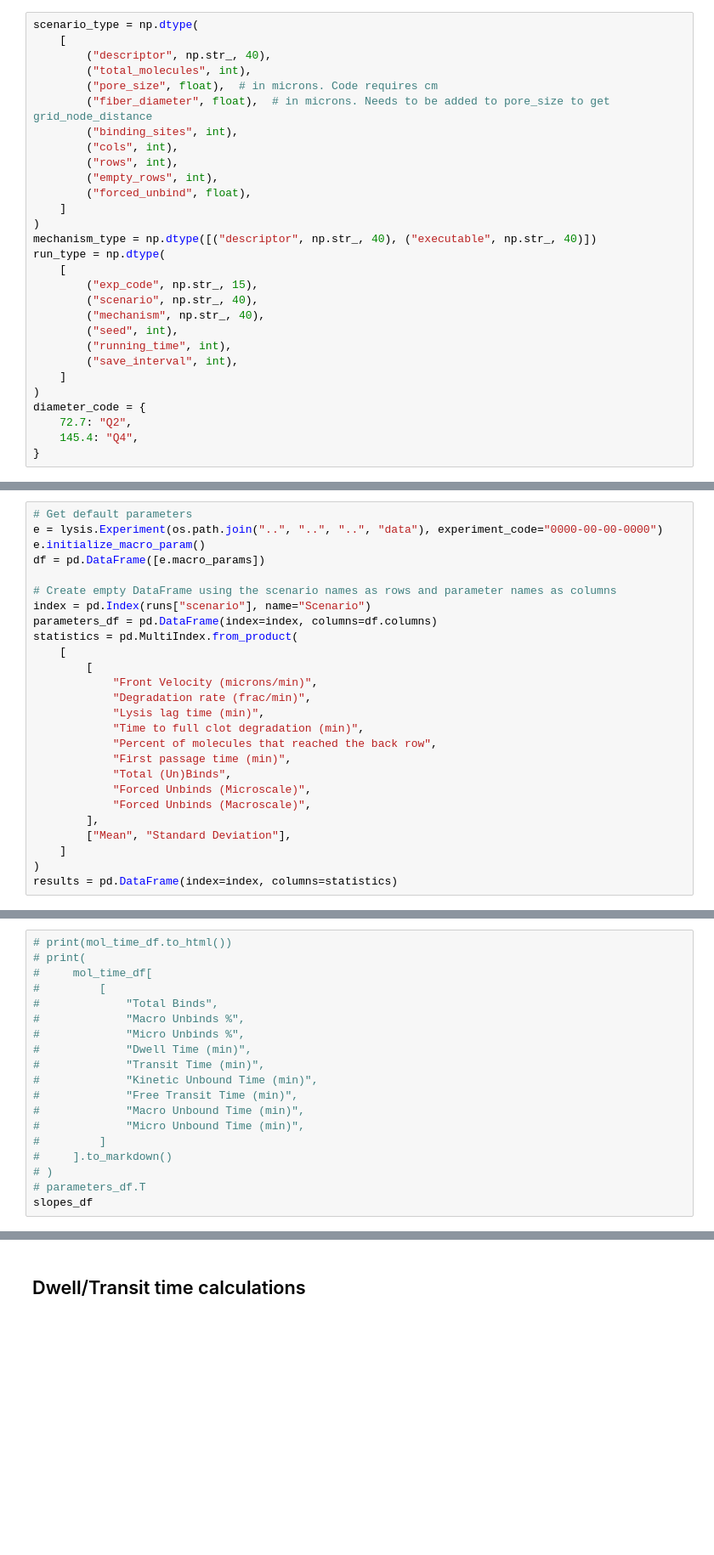
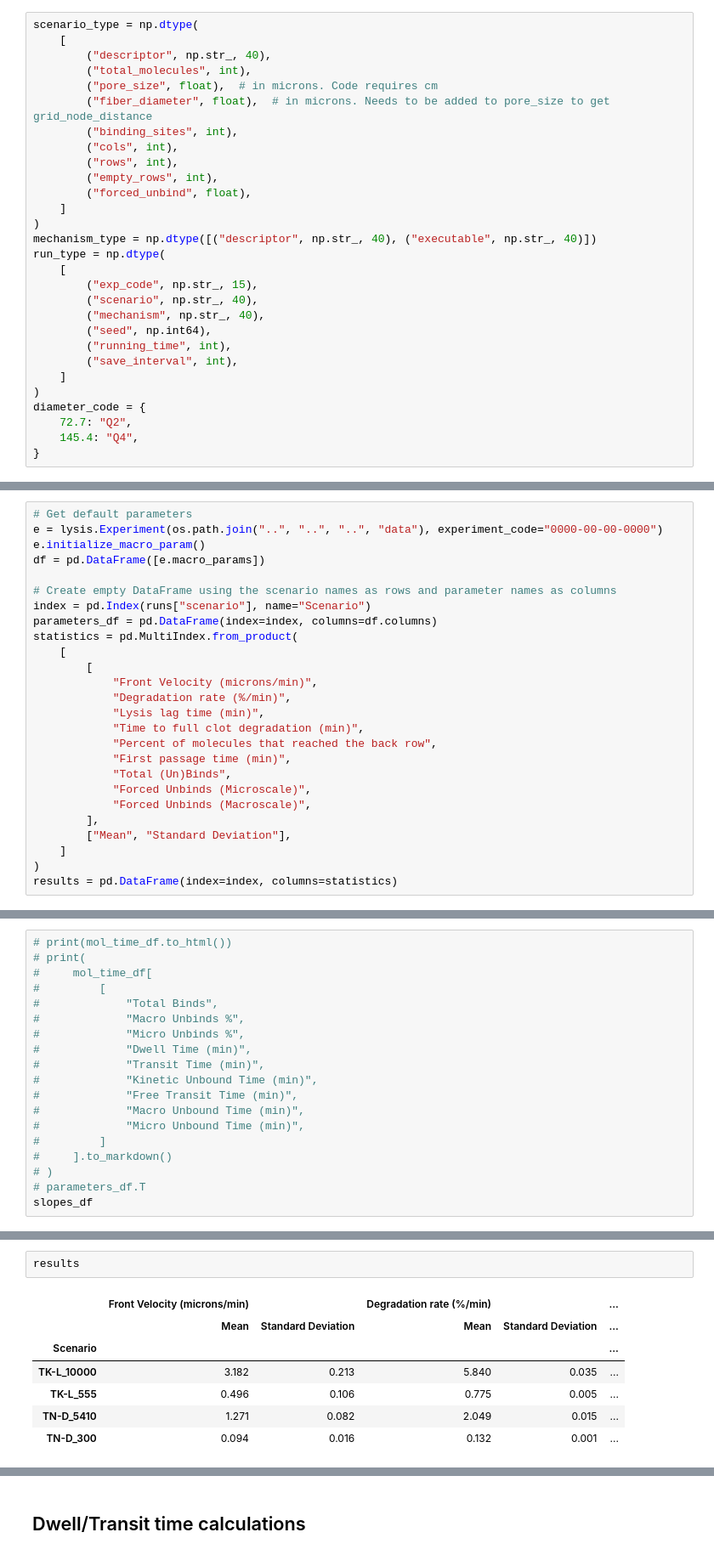
Before and after one commit to UCO-OpResearch/lysis, a Jupyter notebook: src/python/Jupyter Notebooks/2024-01-18-1300 - F-Macro Multi-Array-Process.ipynb, the cells around one changed output, grey strips where cells are left out. Shown at 85% size. Saved outputs shown, nothing was run; the diff lists cells and outputs as text; blank space fills up the shorter version.

Commit message:
More post-processing for Lysis Front study.

```diff
--- a/src/python/Jupyter Notebooks/2024-01-18-1300 - F-Macro Multi-Array-Process.ipynb
+++ b/src/python/Jupyter Notebooks/2024-01-18-1300 - F-Macro Multi-Array-Process.ipynb
@@ -65,7 +73,7 @@ run_type = np.dtype(
         ("exp_code", np.str_, 15),
         ("scenario", np.str_, 40),
         ("mechanism", np.str_, 40),
-        ("seed", int),
+        ("seed", np.int64),
         ("running_time", int),
         ("save_interval", int),
     ]
@@ -121,7 +129,7 @@ statistics = pd.MultiIndex.from_product(
     [
         [
             "Front Velocity (microns/min)",
-            "Degradation rate (frac/min)",
+            "Degradation rate (%/min)",
             "Lysis lag time (min)",
             "Time to full clot degradation (min)",
             "Percent of molecules that reached the back row",
@@ -1368,0 +1359,10 @@ results["Forced Unbinds (Microscale)"]
+# %%
+results
+# %% [output]
+|  | Front Velocity (microns/min) |  | Degradation rate (%/min) |  | ... |
+|  | Mean | Standard Deviation | Mean | Standard Deviation | ... |
+| Scenario |  |  |  |  | ... |
+| TK-L_10000 | 3.182 | 0.213 | 5.840 | 0.035 | ... |
+| TK-L_555 | 0.496 | 0.106 | 0.775 | 0.005 | ... |
+| TN-D_5410 | 1.271 | 0.082 | 2.049 | 0.015 | ... |
+| TN-D_300 | 0.094 | 0.016 | 0.132 | 0.001 | ... |
```
Also changed, not shown: parts of 12 cells of this notebook.
